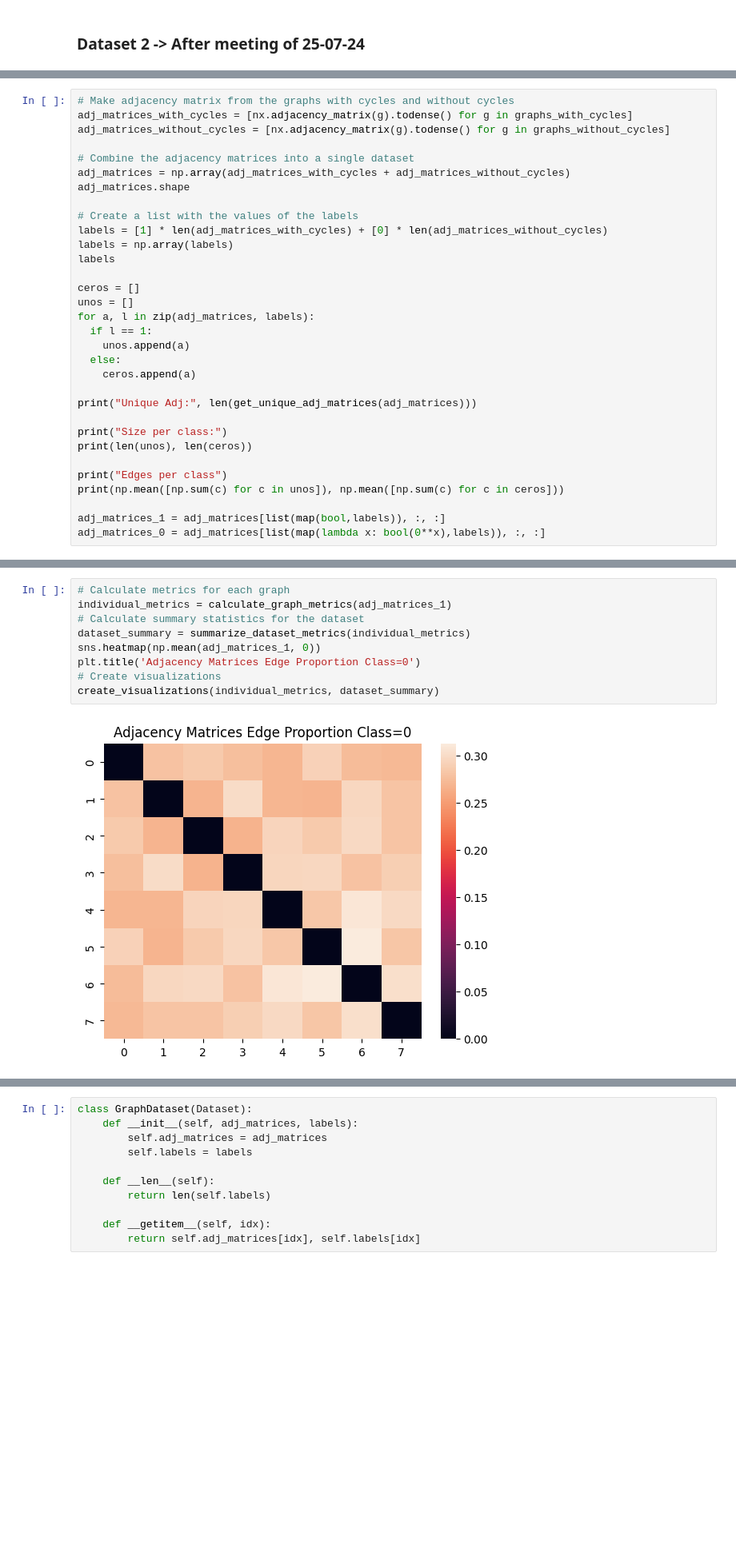
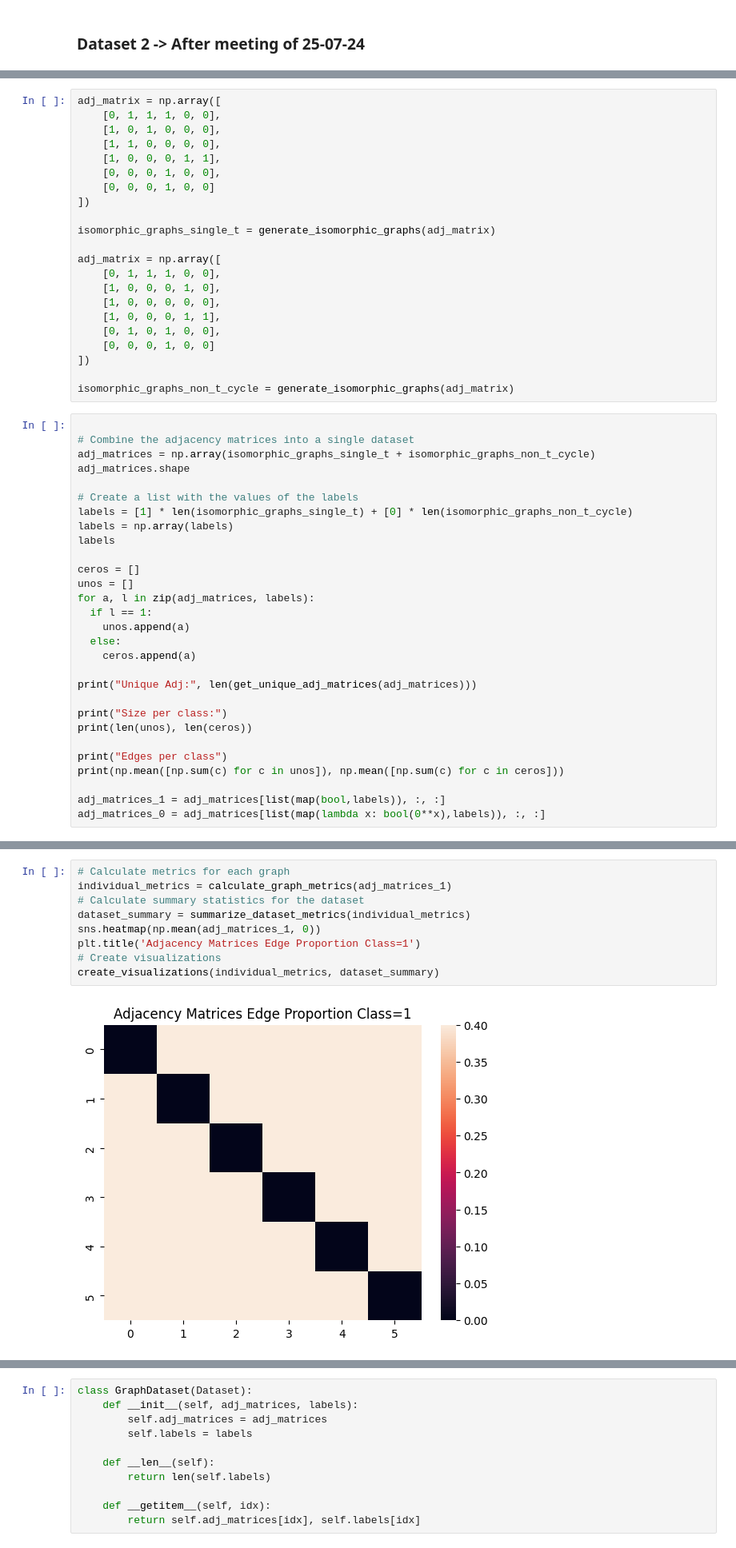
Before and after one commit to fmeza7/Proyecto-Graduacion-LICD, a Jupyter notebook: experiments/triangles.ipynb, the cells around one changed output, grey strips where cells are left out. Shown at 80% size. Cells and saved outputs as stored; diff of their text form; blank space fills up the shorter version.

```diff
--- a/experiments/triangles.ipynb
+++ b/experiments/triangles.ipynb
@@ -873,14 +832,33 @@ plot_graphs(graphs_without_cycles[:10], node_participation_without_cycles, num_n
+# %%
+adj_matrix = np.array([
+    [0, 1, 1, 1, 0, 0],
+    [1, 0, 1, 0, 0, 0],
+    [1, 1, 0, 0, 0, 0],
+    [1, 0, 0, 0, 1, 1],
+    [0, 0, 0, 1, 0, 0],
+    [0, 0, 0, 1, 0, 0]
+])
+
+isomorphic_graphs_single_t = generate_isomorphic_graphs(adj_matrix)
+
+adj_matrix = np.array([
+    [0, 1, 1, 1, 0, 0],
+    [1, 0, 0, 0, 1, 0],
+    [1, 0, 0, 0, 0, 0],
+    [1, 0, 0, 0, 1, 1],
+    [0, 1, 0, 1, 0, 0],
+    [0, 0, 0, 1, 0, 0]
+])
+
+isomorphic_graphs_non_t_cycle = generate_isomorphic_graphs(adj_matrix)
 # %%
-# Make adjacency matrix from the graphs with cycles and without cycles
-adj_matrices_with_cycles = [nx.adjacency_matrix(g).todense() for g in graphs_with_cycles]
-adj_matrices_without_cycles = [nx.adjacency_matrix(g).todense() for g in graphs_without_cycles]
 
 # Combine the adjacency matrices into a single dataset
-adj_matrices = np.array(adj_matrices_with_cycles + adj_matrices_without_cycles)
+adj_matrices = np.array(isomorphic_graphs_single_t + isomorphic_graphs_non_t_cycle)
 adj_matrices.shape
 
 # Create a list with the values of the labels
-labels = [1] * len(adj_matrices_with_cycles) + [0] * len(adj_matrices_without_cycles)
+labels = [1] * len(isomorphic_graphs_single_t) + [0] * len(isomorphic_graphs_non_t_cycle)
 labels = np.array(labels)
 labels
 
@@ -928,11 +906,11 @@ All visualizations have been displayed.
 # %%
 # Calculate metrics for each graph
 individual_metrics = calculate_graph_metrics(adj_matrices_1)
 # Calculate summary statistics for the dataset
 dataset_summary = summarize_dataset_metrics(individual_metrics)
 sns.heatmap(np.mean(adj_matrices_1, 0))
-plt.title('Adjacency Matrices Edge Proportion Class=0')
+plt.title('Adjacency Matrices Edge Proportion Class=1')
 # Create visualizations
 create_visualizations(individual_metrics, dataset_summary)
 # %% [output]
-[figure, old version]
+[figure, new version]
```
Also changed, not shown: parts of 42 cells of this notebook, 1 other file.
